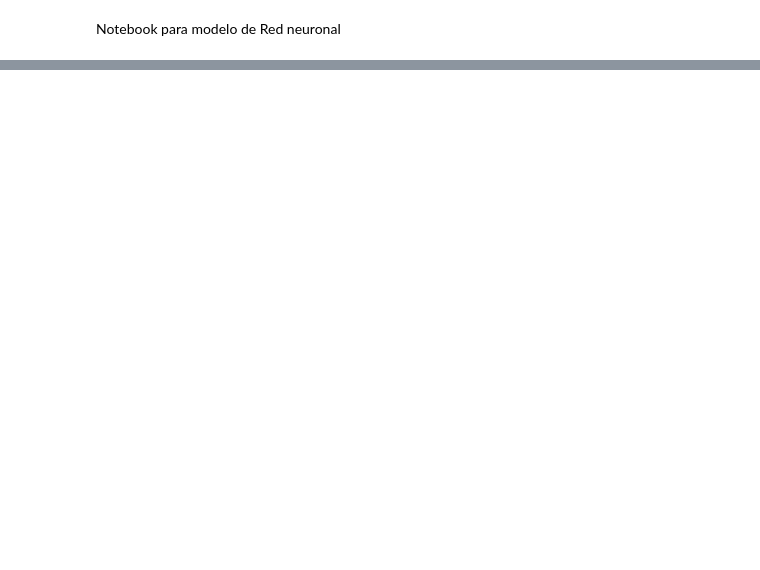
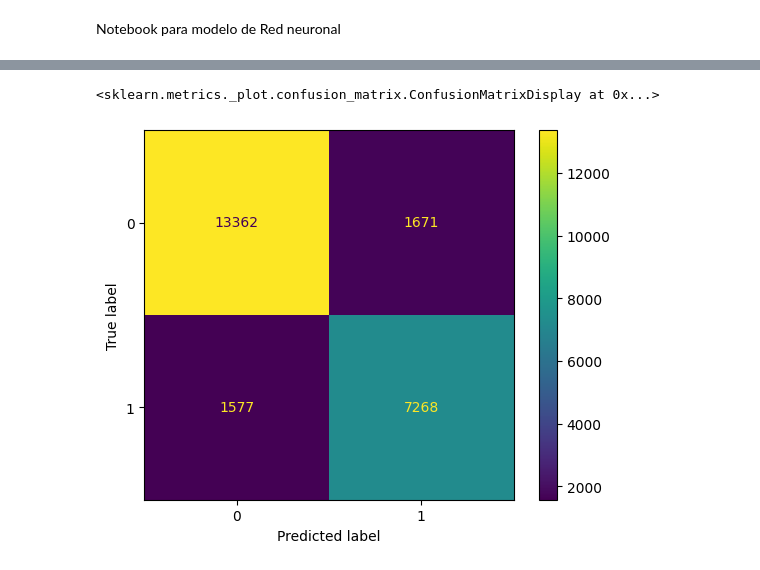
Before and after one commit to vgonzf04/pontia-machine-learning-evaluacion, a Jupyter notebook: notebooks/exploracion/neuronal_network.ipynb, the cells around one changed output, grey strips where cells are left out. Drawn from its saved outputs; the diff is of its cells as text; code cells hidden in the pictures; blank space fills up the shorter version.

```diff
--- a/notebooks/exploracion/neuronal_network.ipynb
+++ b/notebooks/exploracion/neuronal_network.ipynb
@@ -72,0 +154,3 @@ Model: "sequential"
+# %%
+y_prob = neural_network_m1.predict(X_test_preprocessed)
+y_pred = (y_prob > 0.5).astype(int)
@@ -72,0 +159,10 @@ Model: "sequential"
+# %%
+y_pred = (y_prob > 0.4).astype(int)
+# %%
+ConfusionMatrixDisplay.from_predictions(
+    y_test,
+    y_pred
+)
+# %% [output]
+<sklearn.metrics._plot.confusion_matrix.ConfusionMatrixDisplay at 0x...>
+[figure, added]
```
Also changed, not shown: parts of 29 cells of this notebook, 3 other files.
